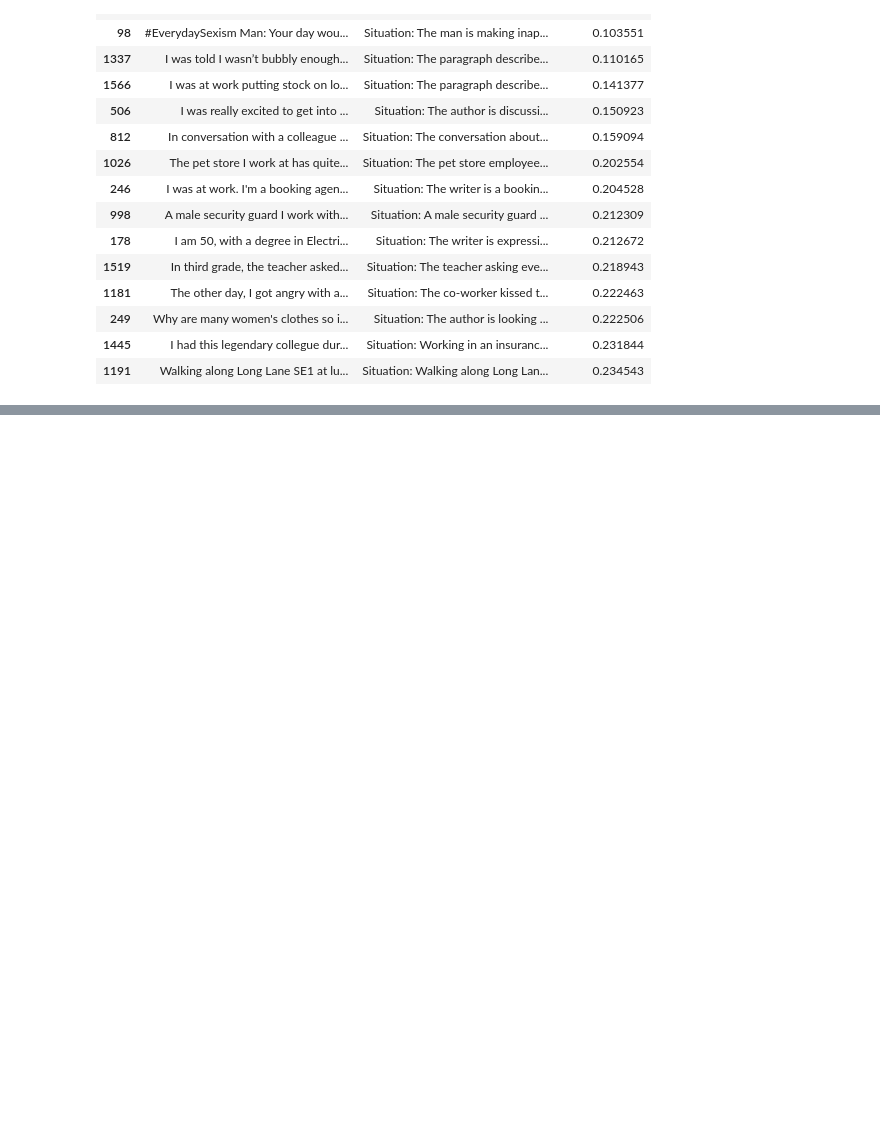
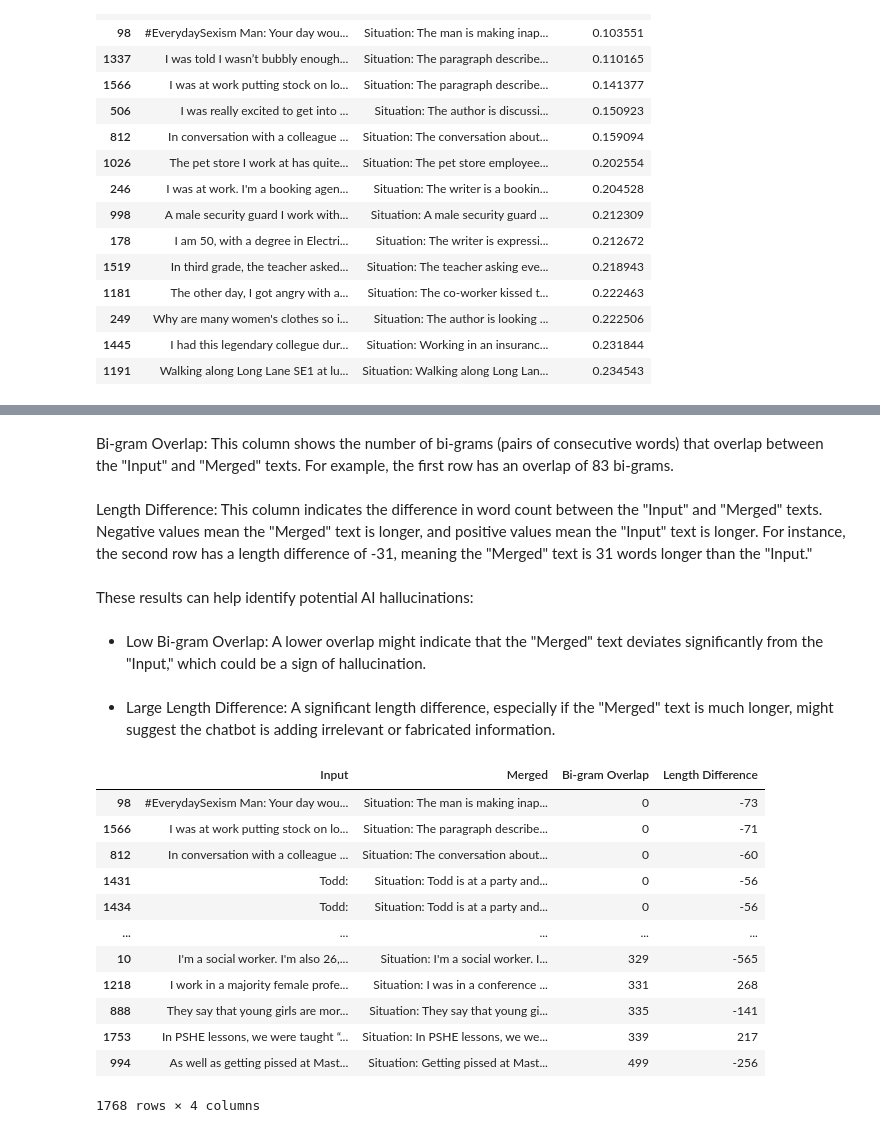
Before and after one commit to UCR-Senior-Design/course-project-fifty-fifty, a Jupyter notebook: deepnote/NegativeDatasetQuality/NegativeDatasetQuality.ipynb, the cells around one changed output, grey strips where cells are left out. Saved outputs shown, nothing was run; the diff lists cells and outputs as text; code cells hidden in the pictures; blank space fills up the shorter version.

Commit message:
N gram Overlap Analysis and Bert
This commit was created by Deepnote. Project url: https://deepnote.com/project/917cfa1e-fc4b-456b-88ba-8d98b355a266

```diff
--- a/deepnote/NegativeDatasetQuality/NegativeDatasetQuality.ipynb
+++ b/deepnote/NegativeDatasetQuality/NegativeDatasetQuality.ipynb
@@ -182,6 +161,0 @@ pd.DataFrame(X_train_counts.toarray(),columns=count_vect.get_feature_names(),ind
-# %%
-from sklearn.feature_extraction.text import TfidfVectorizer
-vectorizer = TfidfVectorizer()
-
-trsfm=vectorizer.fit_transform(corpus)
-pd.DataFrame(trsfm.toarray(),columns=vectorizer.get_feature_names(),index=['Document 1','Document 2'])
@@ -271,0 +208,20 @@ range(0, 1768)
+# %%
+def calculate_ngram_overlap(text1, text2, n=2):
+    vectorizer = CountVectorizer(ngram_range=(n, n), stop_words='english')
+    ngram_matrix = vectorizer.fit_transform([text1, text2])
+    overlap = ngram_matrix[0].multiply(ngram_matrix[1]).sum()
+    return overlap
+# %%
+# Calculate bi-gram overlap for each pair of Input and Merged texts
+ngram_overlap = merged_df.apply(lambda row: calculate_ngram_overlap(row['Input'], row['Merged']), axis=1)
+
+# Calculate length difference (in words) between Input and Merged texts
+length_difference = merged_df.apply(lambda row: len(row['Input'].split()) - len(row['Merged'].split()), axis=1)
+
+# Combine results into a DataFrame for better visualization
+analysis_results = pd.DataFrame({
+    'Input': merged_df['Input'],
+    'Merged': merged_df['Merged'],
+    'Bi-gram Overlap': ngram_overlap,
+    'Length Difference': length_difference
+})
@@ -272,3 +242,31 @@ range(0, 1768)
+# %% [markdown]
+Bi-gram Overlap: This column shows the number of bi-grams (pairs of consecutive words) that overlap between the "Input" and "Merged" texts. For example, the first row has an overlap of 83 bi-grams.
+# %% [markdown]
+Length Difference: This column indicates the difference in word count between the "Input" and "Merged" texts. Negative values mean the "Merged" text is longer, and positive values mean the "Input" text is longer. For instance, the second row has a length difference of -31, meaning the "Merged" text is 31 words longer than the "Input."
+# %% [markdown]
+These results can help identify potential AI hallucinations:
+# %% [markdown]
+- Low Bi-gram Overlap: A lower overlap might indicate that the "Merged" text deviates significantly from the "Input," which could be a sign of hallucination.
+# %% [markdown]
+- Large Length Difference: A significant length difference, especially if the "Merged" text is much longer, might suggest the chatbot is adding irrelevant or fabricated information.
+# %%
+analysis_results_sorted = analysis_results.sort_values(by = ['Bi-gram Overlap', 'Length Difference'], ascending = [True, True], na_position = 'first')
+# %%
+analysis_results_sorted
+# %% [output]
+|  | Input | Merged | Bi-gram Overlap | Length Difference |
+| 98 | #EverydaySexism Man: Your day wou... | Situation: The man is making inap... | 0 | -73 |
+| 1566 | I was at work putting stock on lo... | Situation: The paragraph describe... | 0 | -71 |
+| 812 | In conversation with a colleague ... | Situation: The conversation about... | 0 | -60 |
+| 1431 | Todd: | Situation: Todd is at a party and... | 0 | -56 |
+| 1434 | Todd: | Situation: Todd is at a party and... | 0 | -56 |
+| ... | ... | ... | ... | ... |
+| 10 | I'm a social worker. I'm also 26,... | Situation: I'm a social worker. I... | 329 | -565 |
+| 1218 | I work in a majority female profe... | Situation: I was in a conference ... | 331 | 268 |
+| 888 | They say that young girls are mor... | Situation: They say that young gi... | 335 | -141 |
+| 1753 | In PSHE lessons, we were taught “... | Situation: In PSHE lessons, we we... | 339 | 217 |
+| 994 | As well as getting pissed at Mast... | Situation: Getting pissed at Mast... | 499 | -256 |
+1768 rows × 4 columns
 # %% [markdown]
 <a style='text-decoration:none;line-height:16px;display:flex;color:#5B5B62;padding:10px;justify-content:end;' href='https://deepnote.com?utm_source=created-in-deepnote-cell&projectId=917cfa1e-fc4b-456b-88ba-8d98b355a266' target="_blank">
 <img alt='Created in deepnote.com' style='display:inline;max-height:16px;margin:0px;margin-right:7.5px;' src='embedded-picture-1' > </img>
```
Also changed, not shown: parts of 22 cells of this notebook.
